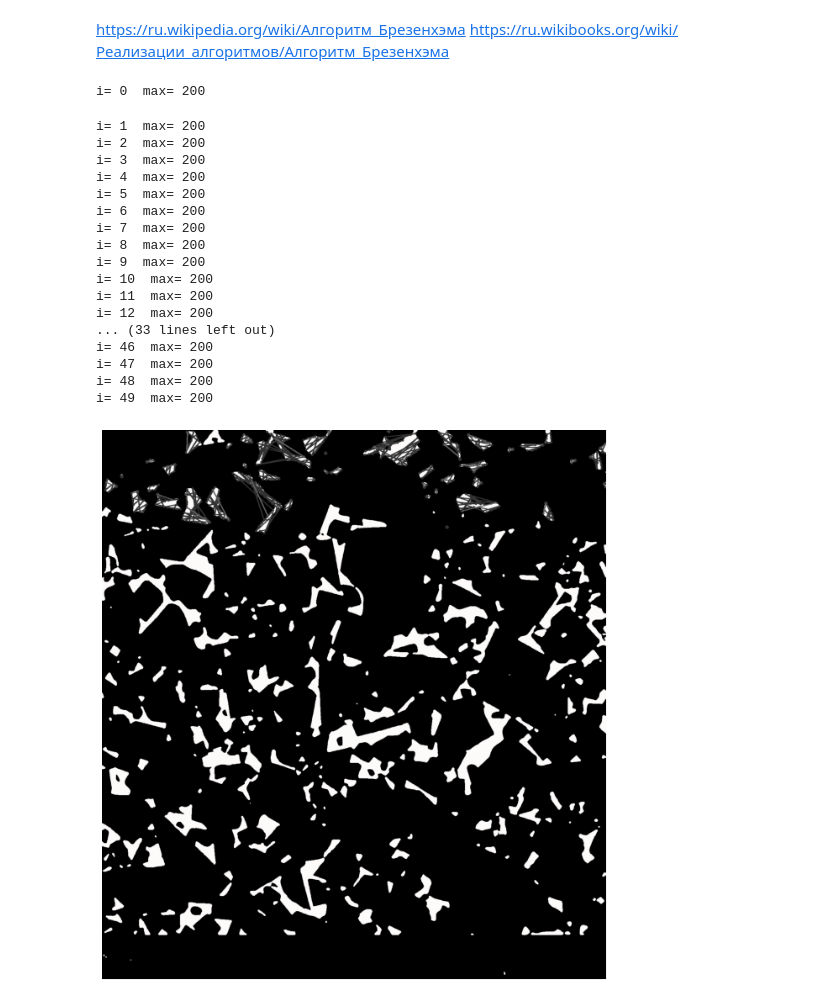
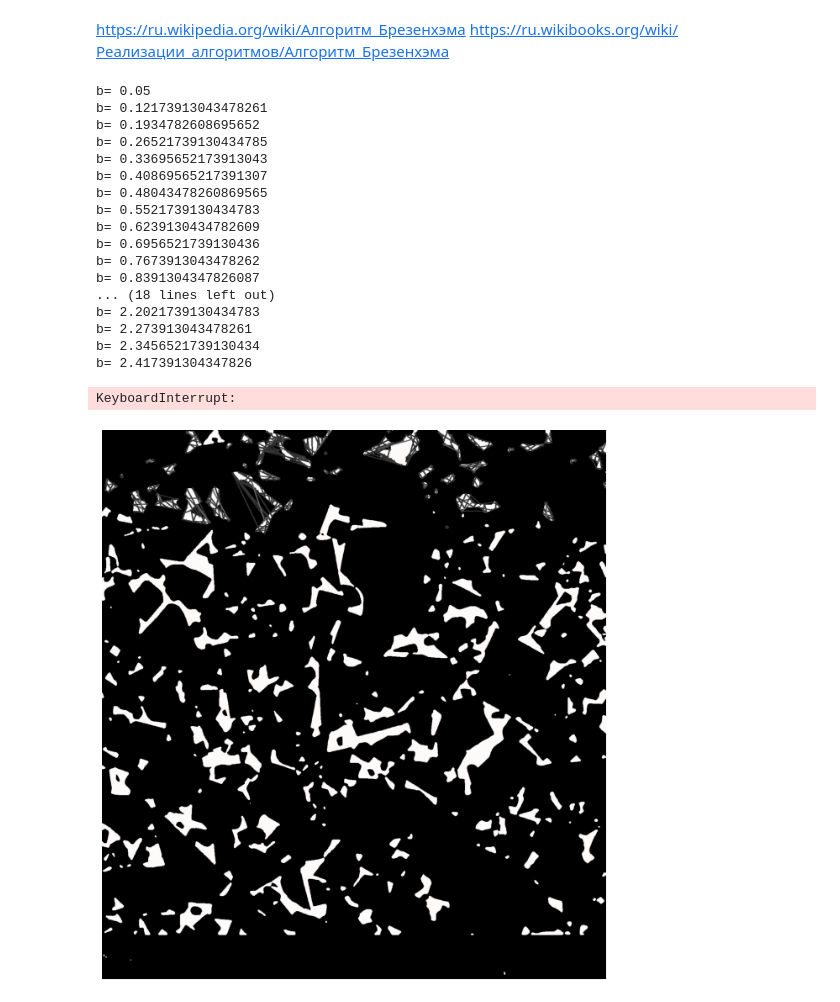
Before and after one commit to dkagramanyan/WC-Co_computer_vision, a Jupyter notebook: graph-segmentation.ipynb, the cells around one changed output. Saved outputs shown, nothing was run; the diff lists cells and outputs as text; code cells hidden in the pictures.

```diff
--- a/graph-segmentation.ipynb
+++ b/graph-segmentation.ipynb
@@ -340,5 +358,5 @@ def mean_pixel(image,max_dist,point1,point2,R,b):
 # %%
-def estimate_edges(image,max_dist,node,corners,b,position=0,radius=2):
+def estimate_edges(image,norm_val,thresh,node,corners,beta,position=0,radius=2):
     # вычисление расстояния и среднего значения между
     # точкой с индексом posion и остальными точками пустоты
     v1=node[position]
@@ -350,7 +368,7 @@ def estimate_edges(image,max_dist,node,corners,b,position=0,radius=2):
                 vals[i,0]=v2
                 point1=corners[v1]
                 point2=corners[v2]
-                k=mean_pixel(image,max_dist,point1[0],point2[0],radius,b=b)
+                k=mean_pixel(image,norm_val,thresh,point1[0],point2[0],radius,beta=beta)
                 vals[i,1]=k
     return vals
 # %%
@@ -369,5 +401,5 @@ def max_dist_points(node,corners):
 # %%
-def sort_perimetr(image,nodes,corners,b,radius=5):
+def sort_perimetr(image,nodes,corners,thresh,beta,radius=5):
     new_nodes=np.zeros(nodes.shape,dtype='int64')
 
     # проходим по каждой пустоте
@@ -380,20 +412,21 @@ def sort_perimetr(image,nodes,corners,b,radius=5):
         flag=True
         orig_node_len=orig_node[-1]
         node=list(copy.copy(orig_node[:orig_node_len]))
-        max_dist=max_dist_points(node,corners)
-        print('i=',i, ' max=',orig_node.shape[0])
+        norm_val=max_dist_points(node,corners)
+        #norm_val=mean_dist_points(node,corners)
+      #  print('i=',i, ' max=',nodes.shape[0])
       #  print('-------------')
 
         if v1!=0 and len(node)>1:
             while flag:
 
-                vals=estimate_edges(image,max_dist,node,corners,position=v1_index,radius=radius,b=b)
+                vals=estimate_edges(image,norm_val,thresh,node,corners,position=v1_index,radius=radius,beta=beta)
                 non_zero_indeces=np.where((vals[:,0][:orig_node_len]!=0) )[0]
                 vals=vals[non_zero_indeces]
-                min_val=vals.min(axis=0)[1]
+                max_val=vals.max(axis=0)[1]
 
               #  print('min_val',min_val)
-                v2_vals_index=np.where(vals[:,1]==min_val )[0][0]
+                v2_vals_index=np.where(vals[:,1]==max_val )[0][0]
                 v2=vals[v2_vals_index][0]
                 v2_index=np.where(node==v2)[0][0]
 
@@ -419,38 +452,47 @@ N=212
 max_dist=80
 # 46
 radius=6
-img=Image.fromarray(np.uint8(cm.gist_earth(image)*255))
-image = ImageOps.expand(img,border=radius,fill='black')
-image=np.array(image)
+#img=Image.fromarray(np.uint8(cm.gist_earth(image)*255))
+#image = ImageOps.expand(img,border=radius,fill='black')
+#image=np.array(image)
+image=rgb2gray(image)
 
 #vals=estimate_edges(image,nodes[N],corners,position=position,radius=5)
 
 #img=draw_edges(image,position,node.astype('int64'),vals,corners,max_dist)
 i=4
-b=1
-new_nodes=sort_perimetr(image,nodes2[:50],grain2_corners,radius=radius,b=b)
+b=0.5
+thresh=0.35
+b_lin=np.linspace(0.05,5,70)
+for b in b_lin:
+    print('b=',b)
+    new_nodes=sort_perimetr(image,nodes2[:50],grain2_corners,thresh=thresh,radius=radius,beta=b)
+    img=draw_edges(image2,new_nodes[1:50],grain2_corners)
+  #  img_show(img,cmap='gray',N=12)
+    name='vals_b='+ str(b)+'.png'
+    io.imsave(name,img)
 
 #img_show(img,cmap='gray',N=12)
 #io.imsave('vals.png',img)
 # %% [output]
-i= 0  max= 200
+b= 0.05
+b= 0.12173913043478261
+b= 0.1934782608695652
+b= 0.26521739130434785
+b= 0.33695652173913043
+b= 0.40869565217391307
+b= 0.48043478260869565
+b= 0.5521739130434783
+b= 0.6239130434782609
+b= 0.6956521739130436
+b= 0.7673913043478262
+b= 0.8391304347826087
+... (18 lines left out)
+b= 2.2021739130434783
+b= 2.273913043478261
+b= 2.3456521739130434
+b= 2.417391304347826
-i= 1  max= 200
-i= 2  max= 200
-i= 3  max= 200
-i= 4  max= 200
-i= 5  max= 200
-i= 6  max= 200
-i= 7  max= 200
-i= 8  max= 200
-i= 9  max= 200
-i= 10  max= 200
-i= 11  max= 200
-i= 12  max= 200
-... (33 lines left out)
-i= 46  max= 200
-i= 47  max= 200
-i= 48  max= 200
-i= 49  max= 200
+KeyboardInterrupt:
 # %%
 def draw_edges(image,nodes,corners,color=(51,51,51)):
     new_image=copy.copy(image)
@@ -486,11 +527,11 @@ def draw_edges(image,nodes,corners,color=(51,51,51)):
 
     return  img
 # %%
-img2=draw_edges(image2,new_nodes[1:50],grain2_corners)
-img_show(img2,cmap='gray',N=12)
-io.imsave('vals.png',img2)
+img=draw_edges(image2,new_nodes[1:50],grain2_corners)
+img_show(img,cmap='gray',N=12)
+io.imsave('vals.png',img)
 # %% [output]
-[figure, old version]
+[figure, new version]
 # %%
 %%cython -a
 cimport numpy as np
```
Also changed, not shown: parts of 7 cells of this notebook.
